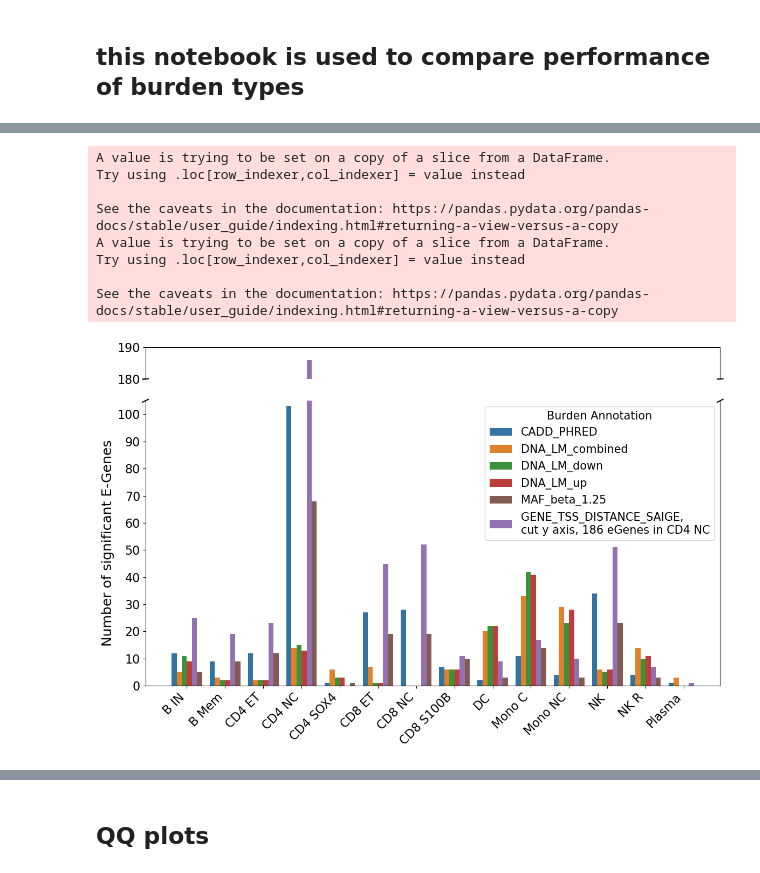
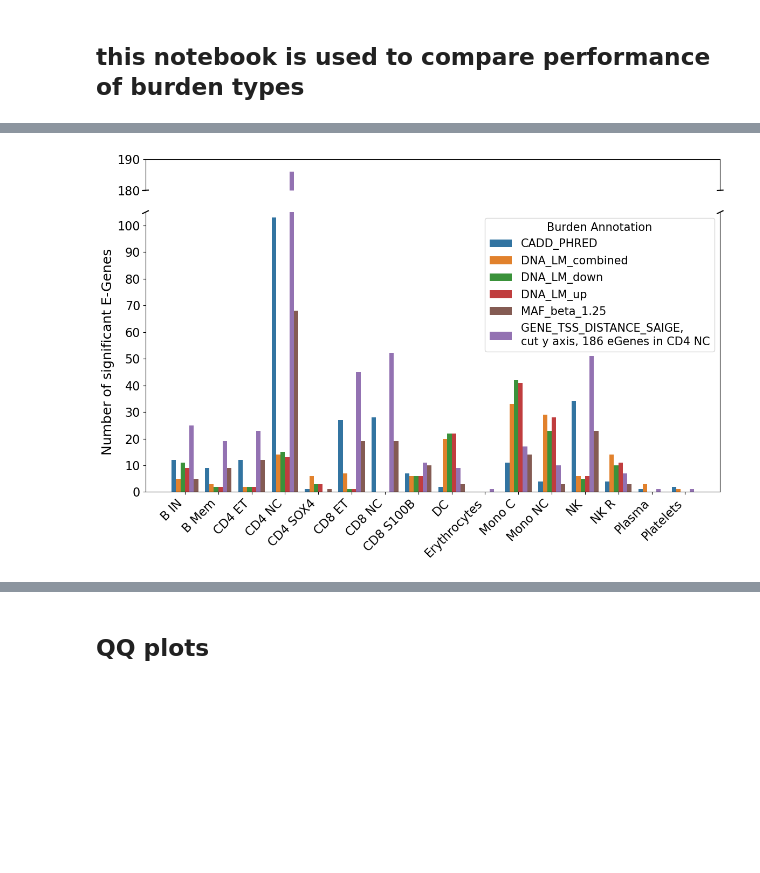
Before and after one commit to theislab/cellink, a Jupyter notebook: docs/notebooks/eval_results_summary_plots.ipynb, the cells around one changed output, grey strips where cells are left out. Cells and saved outputs as stored; diff of their text form; code cells hidden in the pictures; blank space fills up the shorter version.

```diff
--- a/docs/notebooks/eval_results_summary_plots.ipynb
+++ b/docs/notebooks/eval_results_summary_plots.ipynb
@@ -30,4 +28,4 @@ plt.show()
 # %% [markdown]
 ## this notebook is used to compare performance of burden types
 # %%
-df_to_plot = pd.read_csv("/s/project/sys_gen_students/2024_2025/project04_rare_variant_sc/output/association/all_results_summary_newest.csv")
+df_to_plot = pd.read_csv("/s/project/sys_gen_students/2024_2025/project04_rare_variant_sc/output/association/all_results_summary.csv")
@@ -51,13 +32,5 @@ df_to_plot_filtered
 # %%
-plot_egenes_with_broken_axis(df_to_plot_filtered)
+plot_egenes_with_broken_axis(df_to_plot)
 # %% [output]
-A value is trying to be set on a copy of a slice from a DataFrame.
-Try using .loc[row_indexer,col_indexer] = value instead
-
-See the caveats in the documentation: https://pandas.pydata.org/pandas-docs/stable/user_guide/indexing.html#returning-a-view-versus-a-copy
-A value is trying to be set on a copy of a slice from a DataFrame.
-Try using .loc[row_indexer,col_indexer] = value instead
-
-See the caveats in the documentation: https://pandas.pydata.org/pandas-docs/stable/user_guide/indexing.html#returning-a-view-versus-a-copy
-[figure, old version]
+[figure, new version]
 # %%
```
Also changed, not shown: parts of 15 cells of this notebook, 4 other files.
